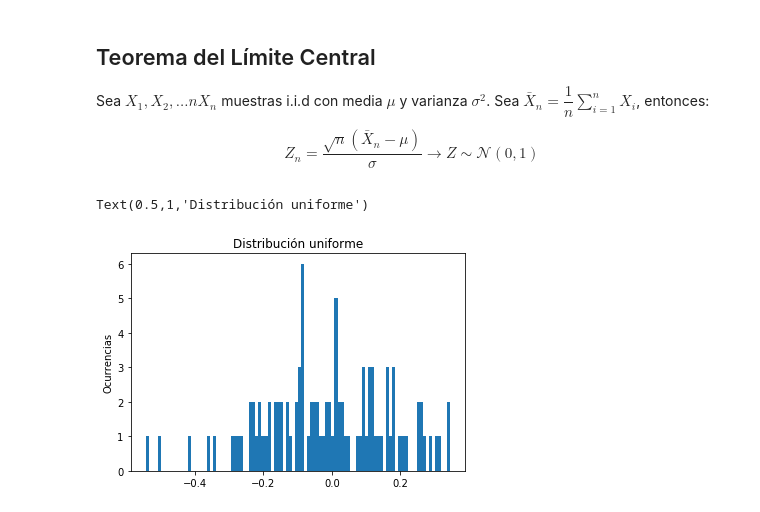
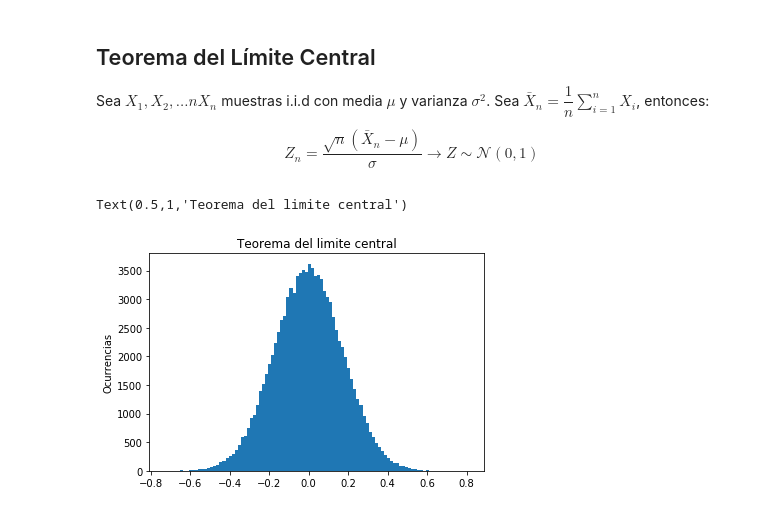
Before and after one commit to mperezcarrasco/Clases-Machine-Learning, a Jupyter notebook: Repaso estadística.ipynb, the cells around one changed output. Drawn from its saved outputs; the diff is of its cells as text; code cells hidden in the pictures.

```diff
--- a/Repaso estadística.ipynb
+++ b/Repaso estadística.ipynb
@@ -506,7 +506,7 @@ $var(X) = \sigma^{2}$
 # %%
 mu, sigma = 0, 1
 
-samples = np.random.normal(loc=mu, scale=sigma, size=1000)
+samples = np.random.normal(loc=mu, scale=sigma, size=100000)
 
 plt.hist(samples, bins=100)
 plt.ylabel('Ocurrencias')
@@ -529,19 +529,19 @@ $$ Z_{n}=\dfrac{\sqrt{n}(\bar{X}_{n}-\mu)}{\sigma} \rightarrow Z \sim \mathcal{N
 # %%
 a = 0
 b = 20
 
 Z_n_samples = []
 
-for i in range(100):
+for i in range(100000):
     samples = np.random.uniform(low=a, high=b, size=1000)
     X_bar = np.mean(samples)
     Z_n = len(samples)**(1/2)*(X_bar-(a+b)/2)/((b-a)**2/12)
     Z_n_samples.append(Z_n)
 
 
 plt.hist(Z_n_samples, bins = 100)
 plt.ylabel('Ocurrencias')
-plt.title('Distribución uniforme')
+plt.title('Teorema del limite central')
 # %% [output]
-Text(0.5,1,'Distribución uniforme')
+Text(0.5,1,'Teorema del limite central')
-[figure, old version]
+[figure, new version]
```
Also changed, not shown: parts of 19 cells of this notebook.
